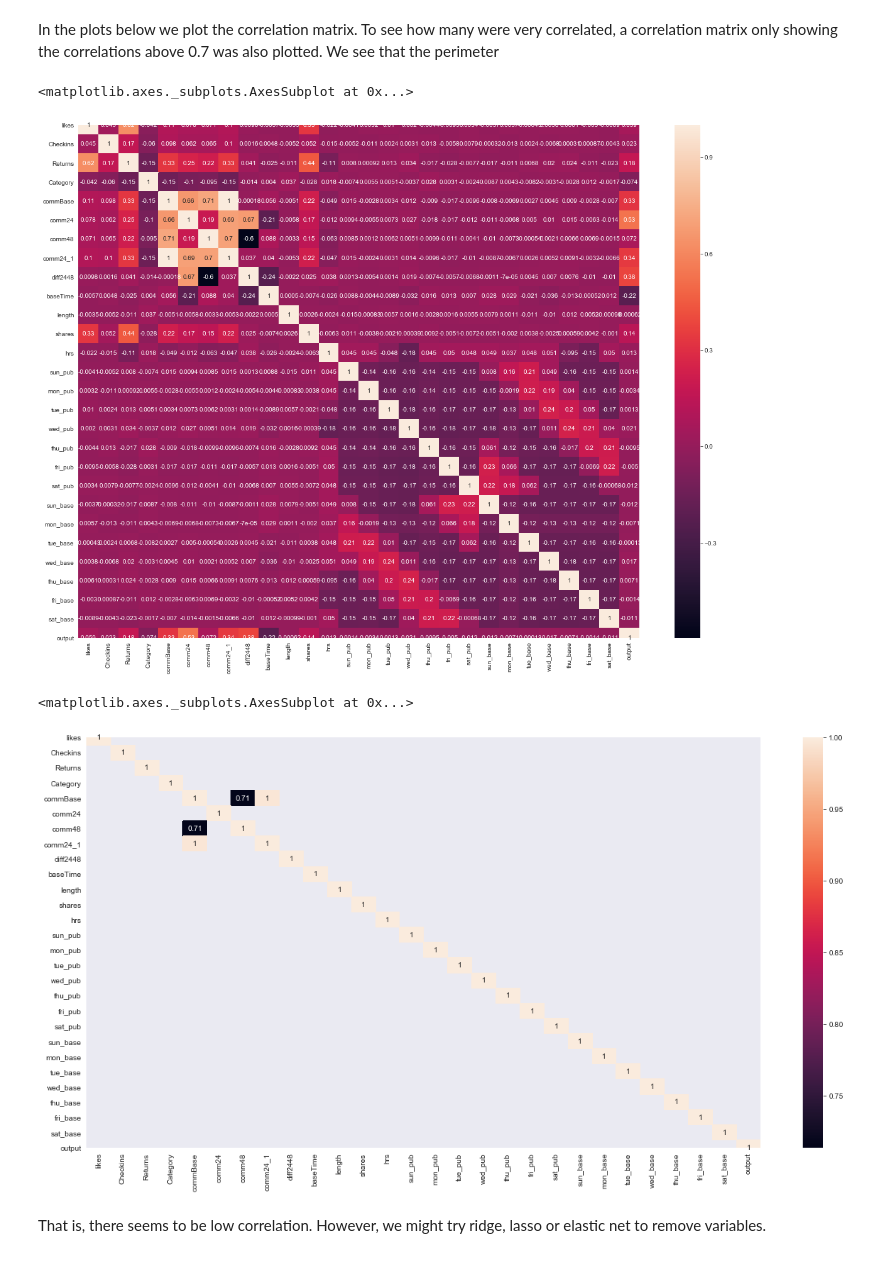
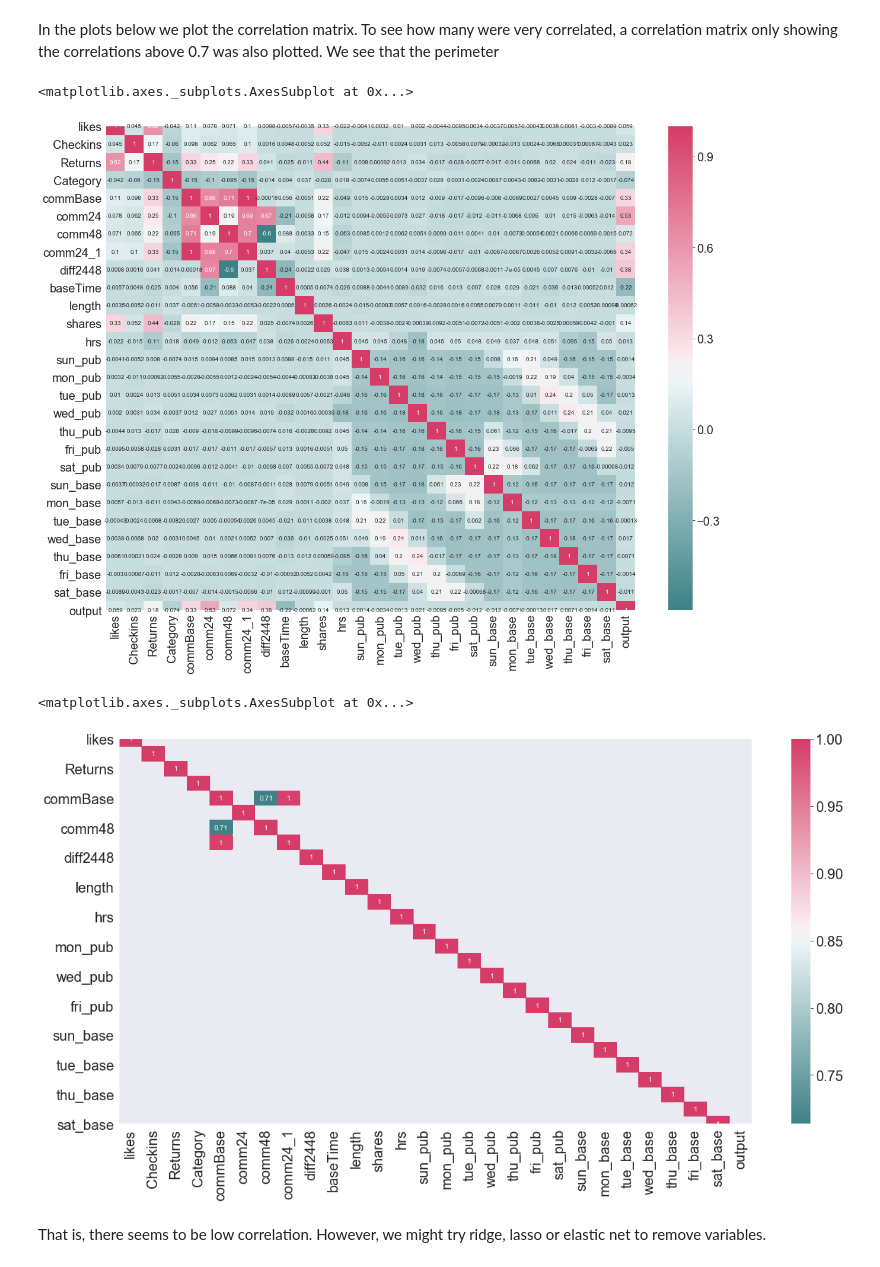
Before and after one commit to GunGro/MA8701, a Jupyter notebook: statlær2_facebookdata.ipynb, the cells around one changed output. Drawn from its saved outputs; the diff is of its cells as text; code cells hidden in the pictures.

Commit message:
Fixed heatmap
The heatmaps have now diverging paletts.

```diff
--- a/statlær2_facebookdata.ipynb
+++ b/statlær2_facebookdata.ipynb
@@ -217,20 +217,21 @@ In the plots below we plot the correlation matrix. To see how many were very cor
 # %%
 corr_matrix = df.corr()
 fig, axs = plt.subplots(figsize=(20, 15))
-sns.heatmap(corr_matrix, annot=True)
+cmap = sns.diverging_palette(200, 1, as_cmap = True)
+sns.heatmap(corr_matrix, cmap = cmap, annot=True, annot_kws = {"size":10})
 # %% [output]
 <matplotlib.axes._subplots.AxesSubplot at 0x...>
-[figure, old version]
+[figure, new version]
 # %%
 threshold = 0.7
 cond_corr_matrix = corr_matrix[(corr_matrix > threshold) | (corr_matrix < -threshold)]
 
 
 fig, axs = plt.subplots(figsize=(20, 10))
-sns.heatmap(cond_corr_matrix, annot=True)
+sns.heatmap(cond_corr_matrix, annot=True, cmap = cmap, annot_kws = {"size":10})
 # %% [output]
 <matplotlib.axes._subplots.AxesSubplot at 0x...>
-[figure, old version]
+[figure, new version]
 # %% [markdown]
 That is, there seems to be low correlation. However, we might try ridge, lasso or elastic net to remove variables.
 # %% [markdown]
```
Also changed, not shown: parts of 2 cells of this notebook.
